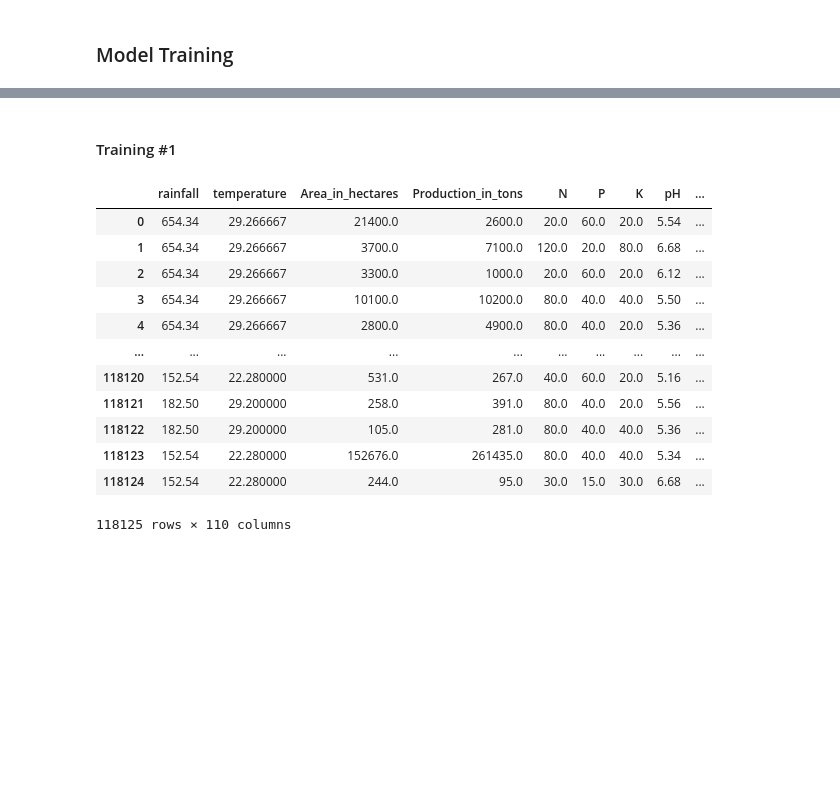
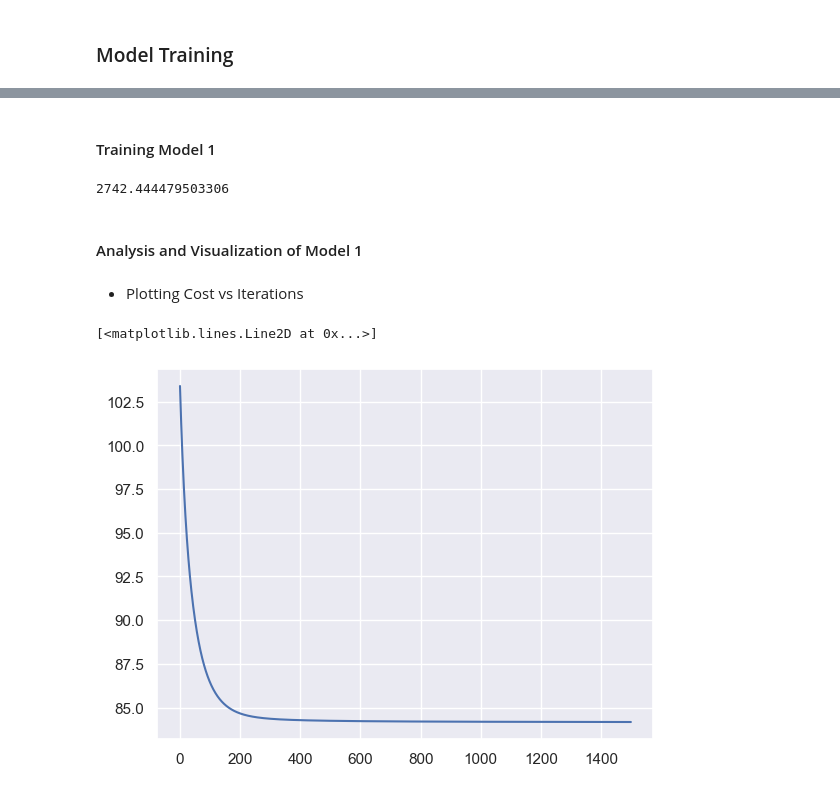
Before and after one commit to gangeshk14/2D-DDW, a Jupyter notebook: starterNotebook.ipynb, the cells around one changed output, grey strips where cells are left out. Cells and saved outputs as stored; diff of their text form; code cells hidden in the pictures; blank space fills up the shorter version.

Commit message:
model 1 trained

```diff
--- a/starterNotebook.ipynb
+++ b/starterNotebook.ipynb
@@ -191,19 +208,50 @@ def mean_squared_error(target, pred):
+# %%
+# Read the CSV file
+df_CropYieldCombined = pd.read_csv("Crop_Yield_Combined.csv")
+
+#Extract Feature Titles
+feature_title_list  = [col for col in df_CropYieldCombined.columns if col != 'Yield_ton_per_hec']
+
+# Extract the features and the targets
+df_features, df_target = get_features_targets(df_CropYieldCombined,feature_title_list,["Yield_ton_per_hec"])
+
+# Split the data set into training and test
+df_features_train, df_features_test, df_target_train, df_target_test = split_data(df_features, df_target, 100, 0.3)
+
+# Normalize using z normalization
+df_features_train_z,_,_ = normalize_z(df_features_train)
+
+#prepare X and target to nummpy arrays
+X = prepare_feature(df_features_train_z)
+target = prepare_target(df_target_train)
 # %% [markdown]
-#### Training #1
+#### Training Model 1
-# %%
-df_CropYieldCombined = pd.read_csv("Crop_Yield_Combined.csv")
-display(df_CropYieldCombined)
-# %% [output]
-|  | rainfall | temperature | Area_in_hectares | Production_in_tons | N | P | K | pH | ... |
-| 0 | 654.34 | 29.266667 | 21400.0 | 2600.0 | 20.0 | 60.0 | 20.0 | 5.54 | ... |
-| 1 | 654.34 | 29.266667 | 3700.0 | 7100.0 | 120.0 | 20.0 | 80.0 | 6.68 | ... |
-| 2 | 654.34 | 29.266667 | 3300.0 | 1000.0 | 20.0 | 60.0 | 20.0 | 6.12 | ... |
-| 3 | 654.34 | 29.266667 | 10100.0 | 10200.0 | 80.0 | 40.0 | 40.0 | 5.50 | ... |
-| 4 | 654.34 | 29.266667 | 2800.0 | 4900.0 | 80.0 | 40.0 | 20.0 | 5.36 | ... |
-| ... | ... | ... | ... | ... | ... | ... | ... | ... | ... |
-| 118120 | 152.54 | 22.280000 | 531.0 | 267.0 | 40.0 | 60.0 | 20.0 | 5.16 | ... |
-| 118121 | 182.50 | 29.200000 | 258.0 | 391.0 | 80.0 | 40.0 | 20.0 | 5.56 | ... |
-| 118122 | 182.50 | 29.200000 | 105.0 | 281.0 | 80.0 | 40.0 | 40.0 | 5.36 | ... |
-| 118123 | 152.54 | 22.280000 | 152676.0 | 261435.0 | 80.0 | 40.0 | 40.0 | 5.34 | ... |
-| 118124 | 152.54 | 22.280000 | 244.0 | 95.0 | 30.0 | 15.0 | 30.0 | 6.68 | ... |
-118125 rows × 110 columns
+# %%
+#define model parameters
+iterations = 10000
+alpha = 0.005
+beta = np.zeros((108,1))
+
+#call gradient descent function
+beta, J_storage = gradient_descent_linreg(X, target, beta, alpha, iterations)
+#call predict() method
+pred = predict_linreg(df_features_test, beta)
+target = prepare_target(df_target_test)
+mse = mean_squared_error(target, pred)
+print(mse)
+
+beta_list = beta.tolist()
+data = {"beta": beta_list, "J_storage": J_storage}
+with open('data.json', 'w') as file:
+    json.dump(data, file)
+# %% [output]
+2742.444479503306
+# %% [markdown]
+#### Analysis and Visualization of Model 1
+# %% [markdown]
+- Plotting Cost vs Iterations
+# %%
+plt.plot(J_storage)
+# %% [output]
+[<matplotlib.lines.Line2D at 0x...>]
+[figure, added]
```
Also changed, not shown: parts of 11 cells of this notebook, 2 other files.
